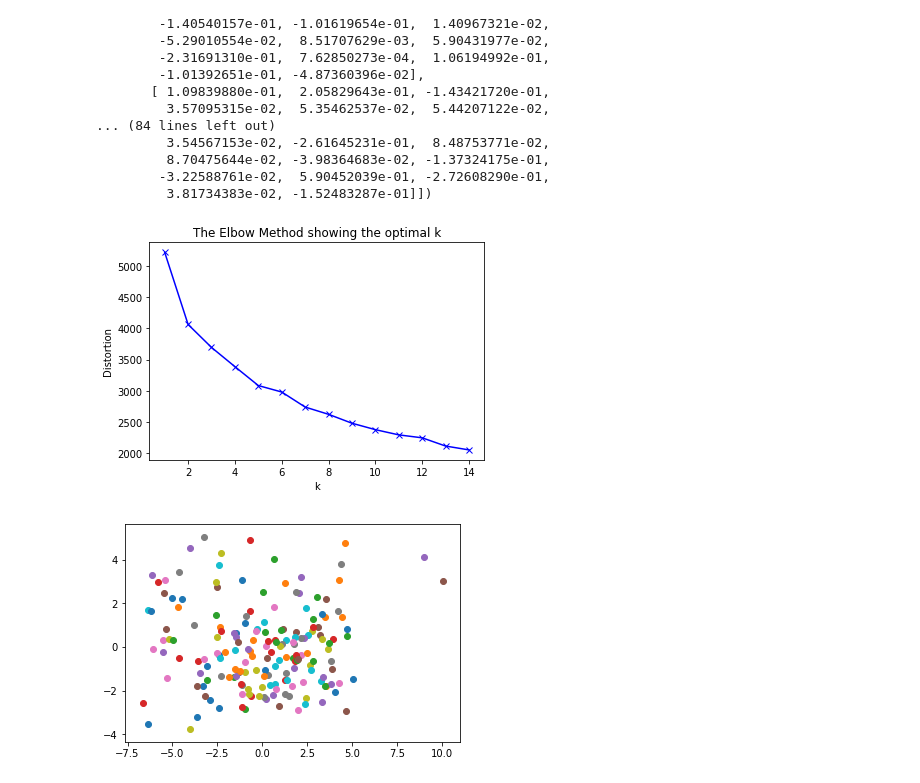
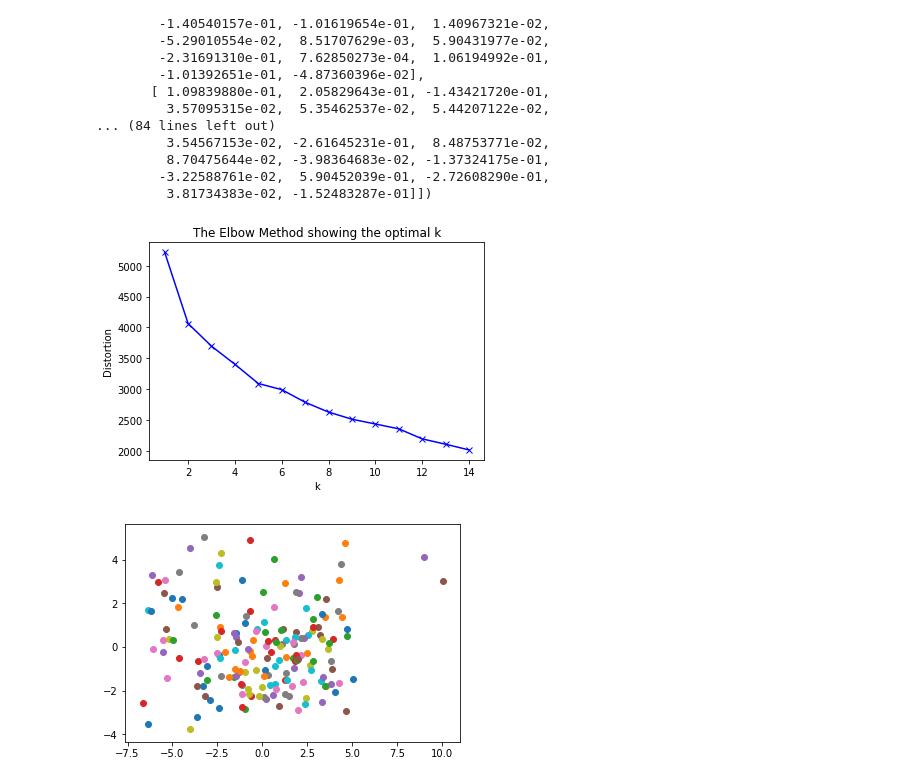
Before and after one commit to fchikwekwe/IntroToMachineLearning, a Jupyter notebook: EconomicFreedomProject.ipynb, the cells around one changed output. Drawn from its saved outputs; the diff is of its cells as text; code cells hidden in the pictures.

```diff
--- a/EconomicFreedomProject.ipynb
+++ b/EconomicFreedomProject.ipynb
@@ -1173,20 +1173,20 @@ array([[ 3.02407740e-01,  2.16918722e-01, -3.04929687e-01,
 # %%
 sum_of_squared_distances = []
 K = range(1,15)
 for k in K:
-    km = KMeans(n_clusters=11)
+    km = KMeans(n_clusters=k)
     km.fit(X_r)
     sum_of_squared_distances.append(km.inertia_)
 
 
     # Plot the elbow
 plt.plot(K, sum_of_squared_distances, 'bx-')
 plt.xlabel('k')
 plt.ylabel('Distortion')
 plt.title('The Elbow Method showing the optimal k')
 plt.show()
 # %% [output]
-[figure, old version]
+[figure, new version]
 # %%
 for k, (i,j) in enumerate(zip(X_r[:, 0], X_r[:, 1])):
     plt.scatter(i, j)
```
Also changed, not shown: parts of 28 cells of this notebook.
